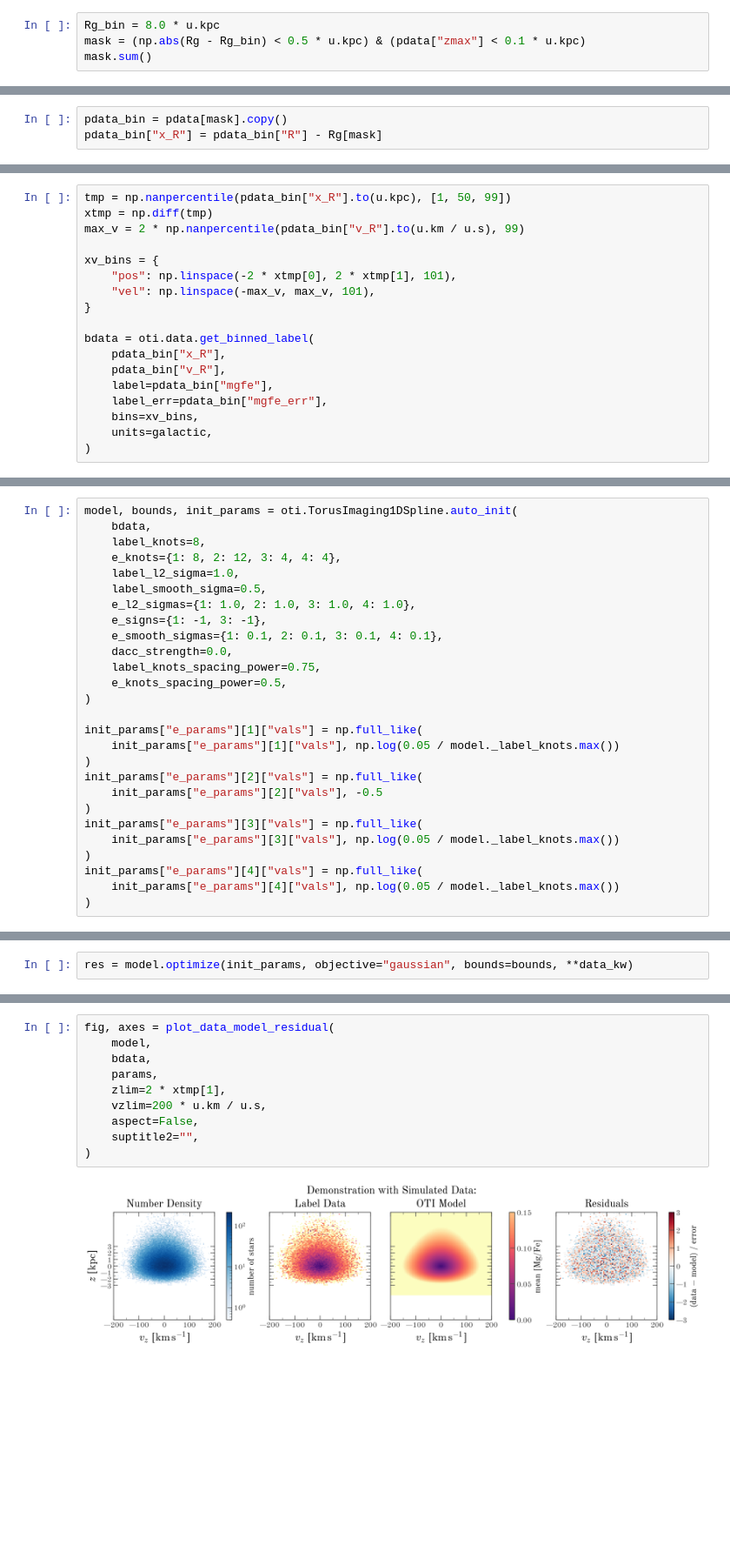
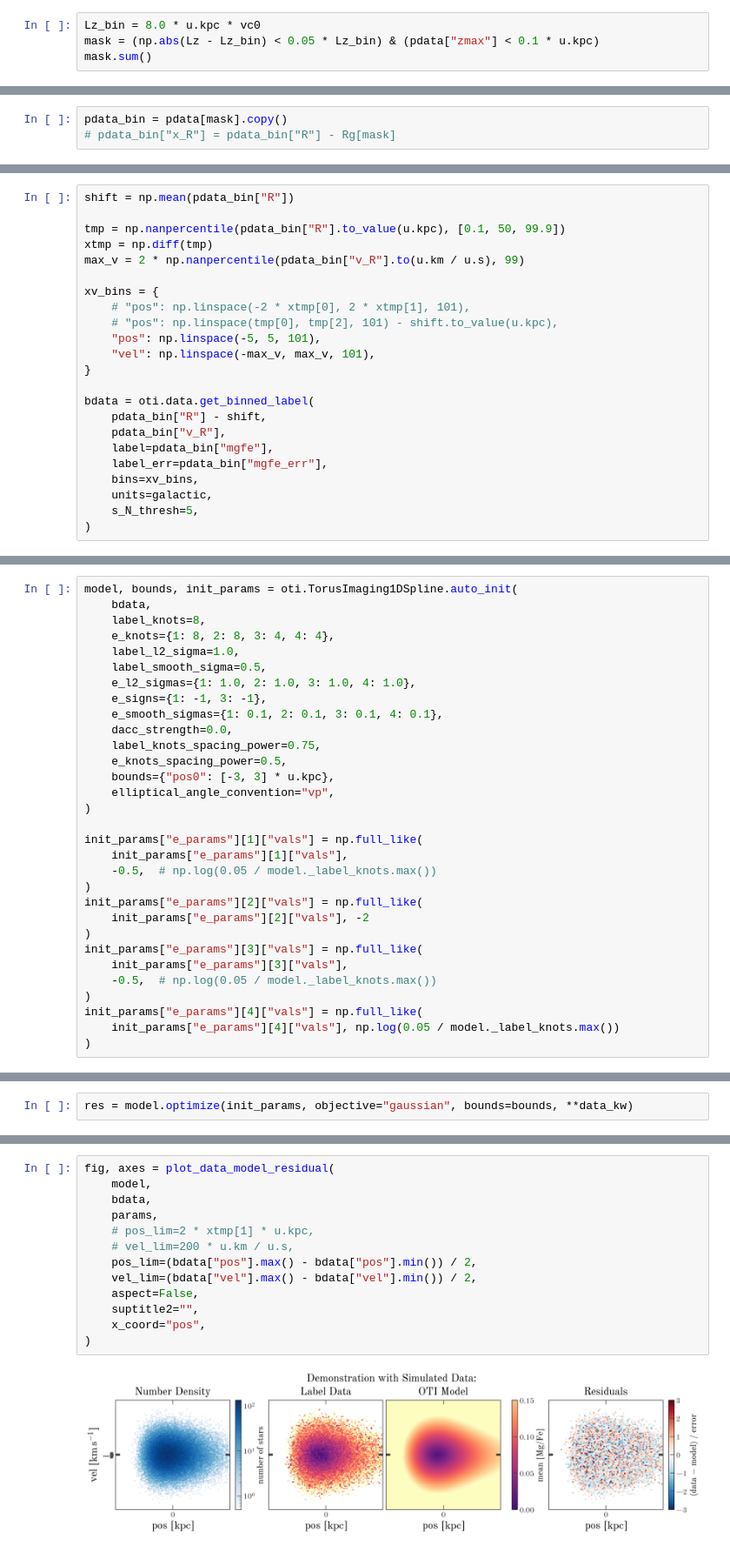
Before and after one commit to adrn/torusimaging-radial, a Jupyter notebook: scripts/Radial-qIso-df.ipynb, the cells around one changed output, grey strips where cells are left out. Shown at 87% size. Drawn from its saved outputs; the diff is of its cells as text; blank space fills up the shorter version.

```diff
--- a/scripts/Radial-qIso-df.ipynb
+++ b/scripts/Radial-qIso-df.ipynb
@@ -47,5 +45,5 @@ vc = vc0
 # %%
-Rg_bin = 8.0 * u.kpc
-mask = (np.abs(Rg - Rg_bin) < 0.5 * u.kpc) & (pdata["zmax"] < 0.1 * u.kpc)
+Lz_bin = 8.0 * u.kpc * vc0
+mask = (np.abs(Lz - Lz_bin) < 0.05 * Lz_bin) & (pdata["zmax"] < 0.1 * u.kpc)
 mask.sum()
 # %% [output]
@@ -55,6 +53,6 @@ Bin by guiding radius:
 # %%
 pdata_bin = pdata[mask].copy()
-pdata_bin["x_R"] = pdata_bin["R"] - Rg[mask]
+# pdata_bin["x_R"] = pdata_bin["R"] - Rg[mask]
 # %%
 def make_mgfe(JR, slope=0.1 / 10, std=0.05, rng=None):
     """
@@ -76,19 +82,24 @@ pdata_bin["mgfe"], pdata_bin["mgfe_err"] = make_mgfe(
 # %%
-tmp = np.nanpercentile(pdata_bin["x_R"].to(u.kpc), [1, 50, 99])
+shift = np.mean(pdata_bin["R"])
+
+tmp = np.nanpercentile(pdata_bin["R"].to_value(u.kpc), [0.1, 50, 99.9])
 xtmp = np.diff(tmp)
 max_v = 2 * np.nanpercentile(pdata_bin["v_R"].to(u.km / u.s), 99)
 
 xv_bins = {
-    "pos": np.linspace(-2 * xtmp[0], 2 * xtmp[1], 101),
+    # "pos": np.linspace(-2 * xtmp[0], 2 * xtmp[1], 101),
+    # "pos": np.linspace(tmp[0], tmp[2], 101) - shift.to_value(u.kpc),
+    "pos": np.linspace(-5, 5, 101),
     "vel": np.linspace(-max_v, max_v, 101),
 }
 
 bdata = oti.data.get_binned_label(
-    pdata_bin["x_R"],
+    pdata_bin["R"] - shift,
     pdata_bin["v_R"],
     label=pdata_bin["mgfe"],
     label_err=pdata_bin["mgfe_err"],
     bins=xv_bins,
     units=galactic,
+    s_N_thresh=5,
 )
 # %%
@@ -99,7 +110,7 @@ _ = plot_bdata(bdata)
 model, bounds, init_params = oti.TorusImaging1DSpline.auto_init(
     bdata,
     label_knots=8,
-    e_knots={1: 8, 2: 12, 3: 4, 4: 4},
+    e_knots={1: 8, 2: 8, 3: 4, 4: 4},
     label_l2_sigma=1.0,
     label_smooth_sigma=0.5,
     e_l2_sigmas={1: 1.0, 2: 1.0, 3: 1.0, 4: 1.0},
@@ -108,16 +119,20 @@ model, bounds, init_params = oti.TorusImaging1DSpline.auto_init(
     dacc_strength=0.0,
     label_knots_spacing_power=0.75,
     e_knots_spacing_power=0.5,
+    bounds={"pos0": [-3, 3] * u.kpc},
+    elliptical_angle_convention="vp",
 )
 
 init_params["e_params"][1]["vals"] = np.full_like(
-    init_params["e_params"][1]["vals"], np.log(0.05 / model._label_knots.max())
+    init_params["e_params"][1]["vals"],
+    -0.5,  # np.log(0.05 / model._label_knots.max())
 )
 init_params["e_params"][2]["vals"] = np.full_like(
-    init_params["e_params"][2]["vals"], -0.5
+    init_params["e_params"][2]["vals"], -2
 )
 init_params["e_params"][3]["vals"] = np.full_like(
-    init_params["e_params"][3]["vals"], np.log(0.05 / model._label_knots.max())
+    init_params["e_params"][3]["vals"],
+    -0.5,  # np.log(0.05 / model._label_knots.max())
 )
 init_params["e_params"][4]["vals"] = np.full_like(
     init_params["e_params"][4]["vals"], np.log(0.05 / model._label_knots.max())
@@ -173,14 +190,17 @@ _ = plot_spline_functions(model, params)
 # %%
 fig, axes = plot_data_model_residual(
     model,
     bdata,
     params,
-    zlim=2 * xtmp[1],
-    vzlim=200 * u.km / u.s,
+    # pos_lim=2 * xtmp[1] * u.kpc,
+    # vel_lim=200 * u.km / u.s,
+    pos_lim=(bdata["pos"].max() - bdata["pos"].min()) / 2,
+    vel_lim=(bdata["vel"].max() - bdata["vel"].min()) / 2,
     aspect=False,
     suptitle2="",
+    x_coord="pos",
 )
 # %% [output]
-[figure, old version]
+[figure, new version]
 # %%
 a_unit = u.km / u.s / u.Myr
```
Also changed, not shown: parts of 25 cells of this notebook.
